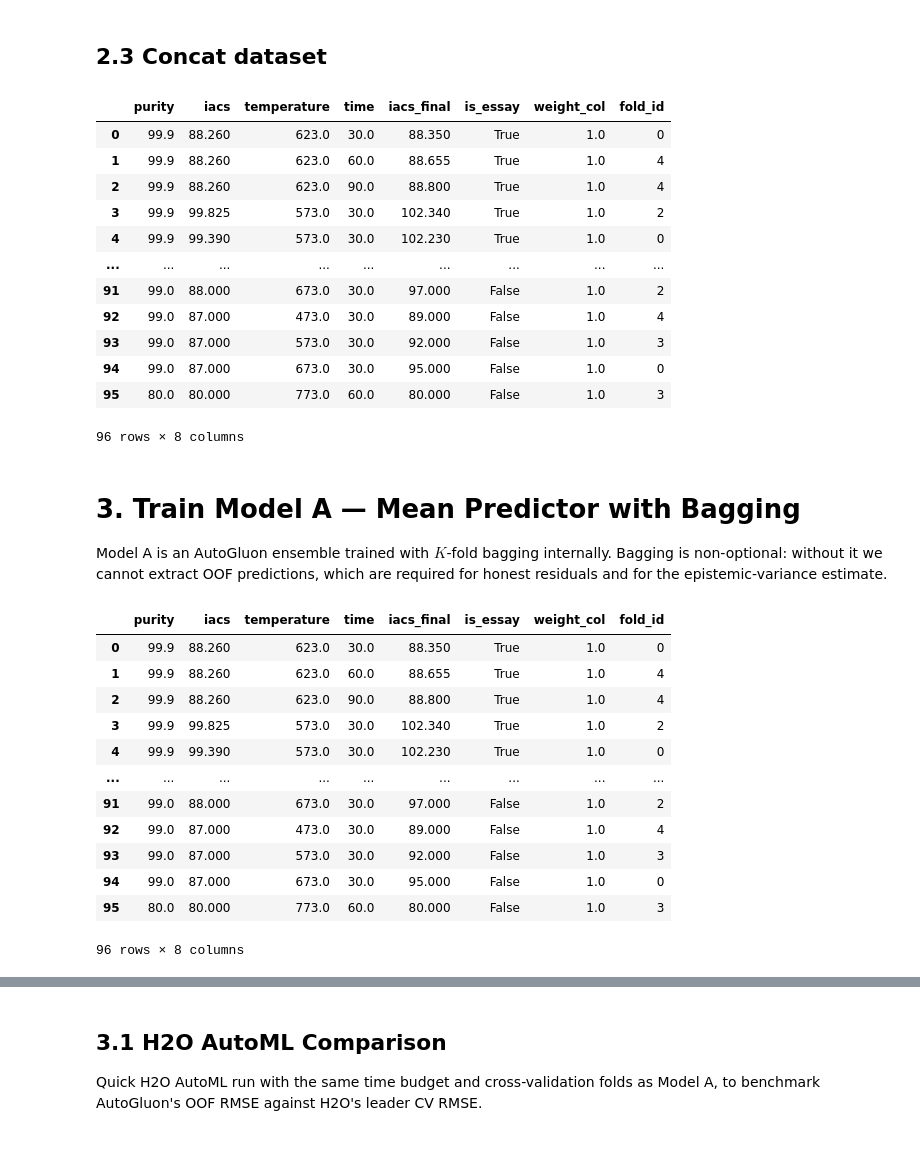
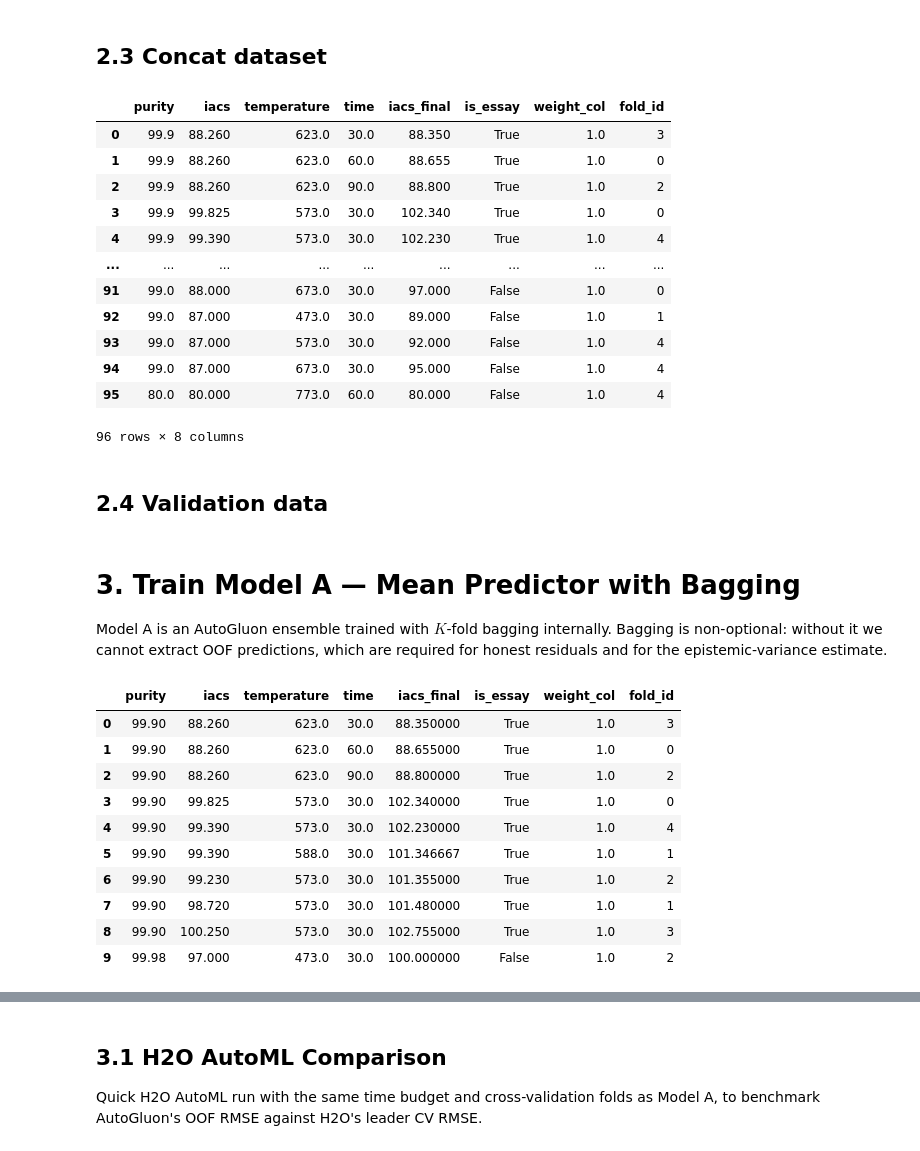
Before and after one commit to FelipeMFO-RM/uncertainty-aware-predictors, a Jupyter notebook: notebooks/modeling/annealing_iacs_fixed.ipynb, the cells around one changed output, grey strips where cells are left out. Saved outputs shown, nothing was run; the diff lists cells and outputs as text; code cells hidden in the pictures.

```diff
--- a/notebooks/modeling/annealing_iacs_fixed.ipynb
+++ b/notebooks/modeling/annealing_iacs_fixed.ipynb
@@ -110,7 +110,7 @@ Y_MAX = 106.0                     # physical ceiling for %IACS
 ## 2.1 Schema data
 # %%
 # Schema dataset. Mark essay rows EXPLICITLY (used later for weight_col).
-df_raw_schema = pd.read_csv(os.path.join(PATH_DATA_RAW, FILE_NAME_SCHEMA_DATA))
+df_raw_schema = pd.read_csv(os.path.join(varv.PATHS.data_raw, FILE_NAME_SCHEMA_DATA))
 df_schema = df_raw_schema[FEATURES + [TARGET]].dropna()
 df_schema["is_essay"] = True
 df_schema
@@ -129,8 +129,8 @@ df_schema
 ## 2.2 Literature data
 # %%
 # Raw CSV.
-df_raw = pd.read_csv(os.path.join(PATH_DATA_RAW, FILE_NAME))
-df_raw.head()
+df_raw = pd.read_csv(os.path.join(varv.PATHS.data_raw, FILE_NAME))
+df_raw
 # %% [output]
 |  | material | purity | grain_size | iacs | temperature | time | grain_size_final | iacs_final |
 | 0 | Cu | 99.98 | 320 | 97 | 473 | 30 | ~500 | 100 |
@@ -171,35 +178,29 @@ Dataset: (87, 6)
 # %%
 df = pd.concat([df_schema, df_lit], ignore_index=True)
 
-# weight_col built from the explicit is_essay marker.
-# (The old positional `df.loc[: len(df_raw_schema)]` was buggy: .loc slices
-# are inclusive AND df_schema shrinks after dropna, so literature rows could
-# silently receive the essay weight.)
 df["weight_col"] = np.where(df["is_essay"], WEIGHT_ON_ESSAY_ROWS, 1.0)
 
 # Optional shared fold column: the SAME partition is passed to AutoGluon
 # (groups=) and H2O (fold_column=) so OOF comparisons use identical folds.
 if USE_SHARED_FOLDS:
-    from sklearn.model_selection import KFold
-    df["fold_id"] = -1
-    splitter = KFold(
-        n_splits=NUM_BAG_FOLDS_A, shuffle=True, random_state=FOLD_SEED
+    df = feng.add_stratified_fold_column(
+        df, n_folds=NUM_BAG_FOLDS_A, seed=FOLD_SEED,
     )
-    for k, (_, test_idx) in enumerate(splitter.split(df)):
-        df.iloc[test_idx, df.columns.get_loc("fold_id")] = k
 
 df
 # %% [output]
 |  | purity | iacs | temperature | time | iacs_final | is_essay | weight_col | fold_id |
-| 0 | 99.9 | 88.260 | 623.0 | 30.0 | 88.350 | True | 1.0 | 0 |
-| 1 | 99.9 | 88.260 | 623.0 | 60.0 | 88.655 | True | 1.0 | 4 |
-| 2 | 99.9 | 88.260 | 623.0 | 90.0 | 88.800 | True | 1.0 | 4 |
-| 3 | 99.9 | 99.825 | 573.0 | 30.0 | 102.340 | True | 1.0 | 2 |
-| 4 | 99.9 | 99.390 | 573.0 | 30.0 | 102.230 | True | 1.0 | 0 |
+| 0 | 99.9 | 88.260 | 623.0 | 30.0 | 88.350 | True | 1.0 | 3 |
+| 1 | 99.9 | 88.260 | 623.0 | 60.0 | 88.655 | True | 1.0 | 0 |
+| 2 | 99.9 | 88.260 | 623.0 | 90.0 | 88.800 | True | 1.0 | 2 |
+| 3 | 99.9 | 99.825 | 573.0 | 30.0 | 102.340 | True | 1.0 | 0 |
+| 4 | 99.9 | 99.390 | 573.0 | 30.0 | 102.230 | True | 1.0 | 4 |
 | ... | ... | ... | ... | ... | ... | ... | ... | ... |
-| 91 | 99.0 | 88.000 | 673.0 | 30.0 | 97.000 | False | 1.0 | 2 |
-| 92 | 99.0 | 87.000 | 473.0 | 30.0 | 89.000 | False | 1.0 | 4 |
-| 93 | 99.0 | 87.000 | 573.0 | 30.0 | 92.000 | False | 1.0 | 3 |
-| 94 | 99.0 | 87.000 | 673.0 | 30.0 | 95.000 | False | 1.0 | 0 |
-| 95 | 80.0 | 80.000 | 773.0 | 60.0 | 80.000 | False | 1.0 | 3 |
+| 91 | 99.0 | 88.000 | 673.0 | 30.0 | 97.000 | False | 1.0 | 0 |
+| 92 | 99.0 | 87.000 | 473.0 | 30.0 | 89.000 | False | 1.0 | 1 |
+| 93 | 99.0 | 87.000 | 573.0 | 30.0 | 92.000 | False | 1.0 | 4 |
+| 94 | 99.0 | 87.000 | 673.0 | 30.0 | 95.000 | False | 1.0 | 4 |
+| 95 | 80.0 | 80.000 | 773.0 | 60.0 | 80.000 | False | 1.0 | 4 |
 96 rows × 8 columns
+# %% [markdown]
+## 2.4 Validation data
@@ -208,19 +214,17 @@ df
 
 Model A is an AutoGluon ensemble trained with $K$-fold bagging internally. Bagging is non-optional: without it we cannot extract OOF predictions, which are required for honest residuals and for the epistemic-variance estimate.
 # %%
-df
+df.head(10)
 # %% [output]
 |  | purity | iacs | temperature | time | iacs_final | is_essay | weight_col | fold_id |
-| 0 | 99.9 | 88.260 | 623.0 | 30.0 | 88.350 | True | 1.0 | 0 |
-| 1 | 99.9 | 88.260 | 623.0 | 60.0 | 88.655 | True | 1.0 | 4 |
-| 2 | 99.9 | 88.260 | 623.0 | 90.0 | 88.800 | True | 1.0 | 4 |
-| 3 | 99.9 | 99.825 | 573.0 | 30.0 | 102.340 | True | 1.0 | 2 |
-| 4 | 99.9 | 99.390 | 573.0 | 30.0 | 102.230 | True | 1.0 | 0 |
-| ... | ... | ... | ... | ... | ... | ... | ... | ... |
-| 91 | 99.0 | 88.000 | 673.0 | 30.0 | 97.000 | False | 1.0 | 2 |
-| 92 | 99.0 | 87.000 | 473.0 | 30.0 | 89.000 | False | 1.0 | 4 |
-| 93 | 99.0 | 87.000 | 573.0 | 30.0 | 92.000 | False | 1.0 | 3 |
-| 94 | 99.0 | 87.000 | 673.0 | 30.0 | 95.000 | False | 1.0 | 0 |
-| 95 | 80.0 | 80.000 | 773.0 | 60.0 | 80.000 | False | 1.0 | 3 |
+| 0 | 99.90 | 88.260 | 623.0 | 30.0 | 88.350000 | True | 1.0 | 3 |
+| 1 | 99.90 | 88.260 | 623.0 | 60.0 | 88.655000 | True | 1.0 | 0 |
+| 2 | 99.90 | 88.260 | 623.0 | 90.0 | 88.800000 | True | 1.0 | 2 |
+| 3 | 99.90 | 99.825 | 573.0 | 30.0 | 102.340000 | True | 1.0 | 0 |
+| 4 | 99.90 | 99.390 | 573.0 | 30.0 | 102.230000 | True | 1.0 | 4 |
+| 5 | 99.90 | 99.390 | 588.0 | 30.0 | 101.346667 | True | 1.0 | 1 |
+| 6 | 99.90 | 99.230 | 573.0 | 30.0 | 101.355000 | True | 1.0 | 2 |
+| 7 | 99.90 | 98.720 | 573.0 | 30.0 | 101.480000 | True | 1.0 | 1 |
+| 8 | 99.90 | 100.250 | 573.0 | 30.0 | 102.755000 | True | 1.0 | 3 |
+| 9 | 99.98 | 97.000 | 473.0 | 30.0 | 100.000000 | False | 1.0 | 2 |
-96 rows × 8 columns
 # %%
```
Also changed, not shown: parts of 33 cells of this notebook, 13 other files.
